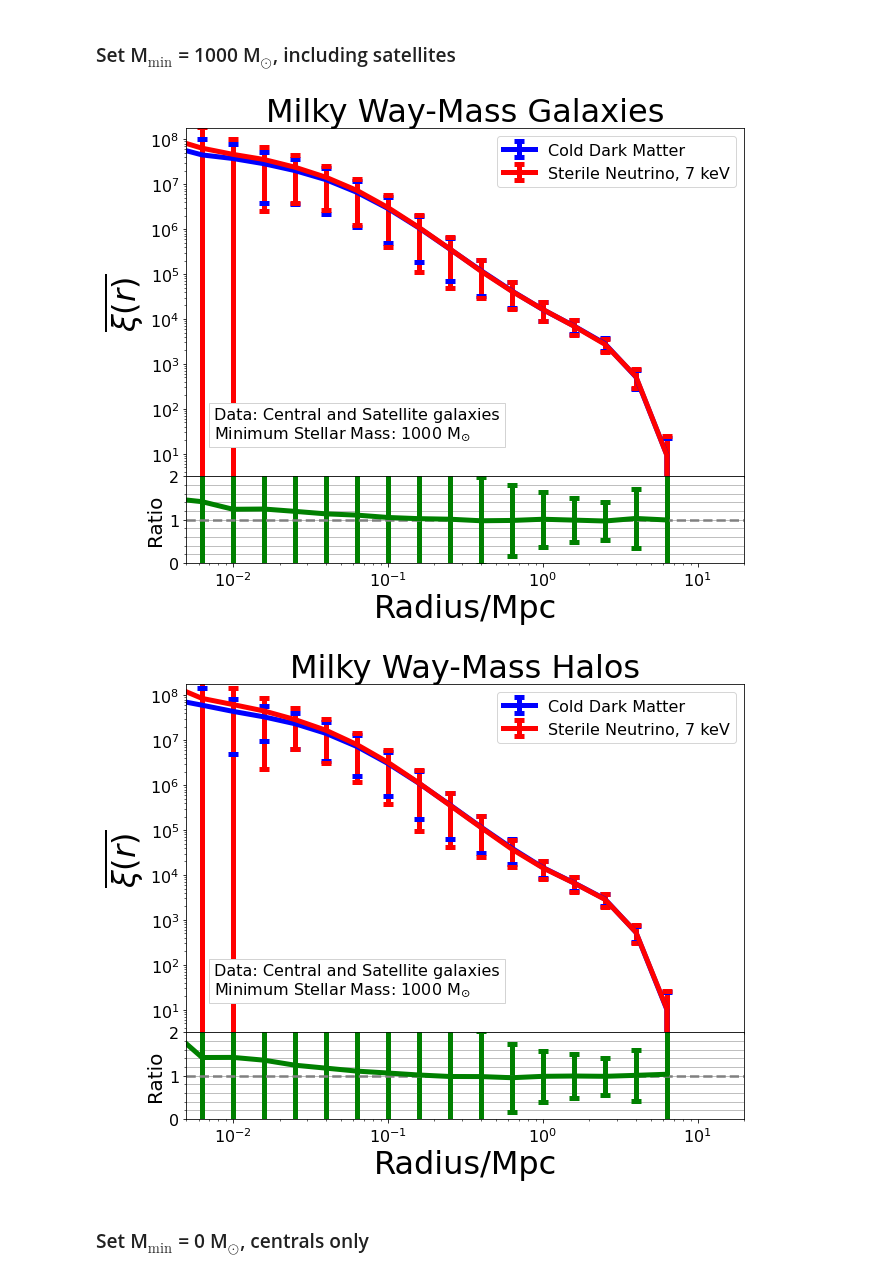
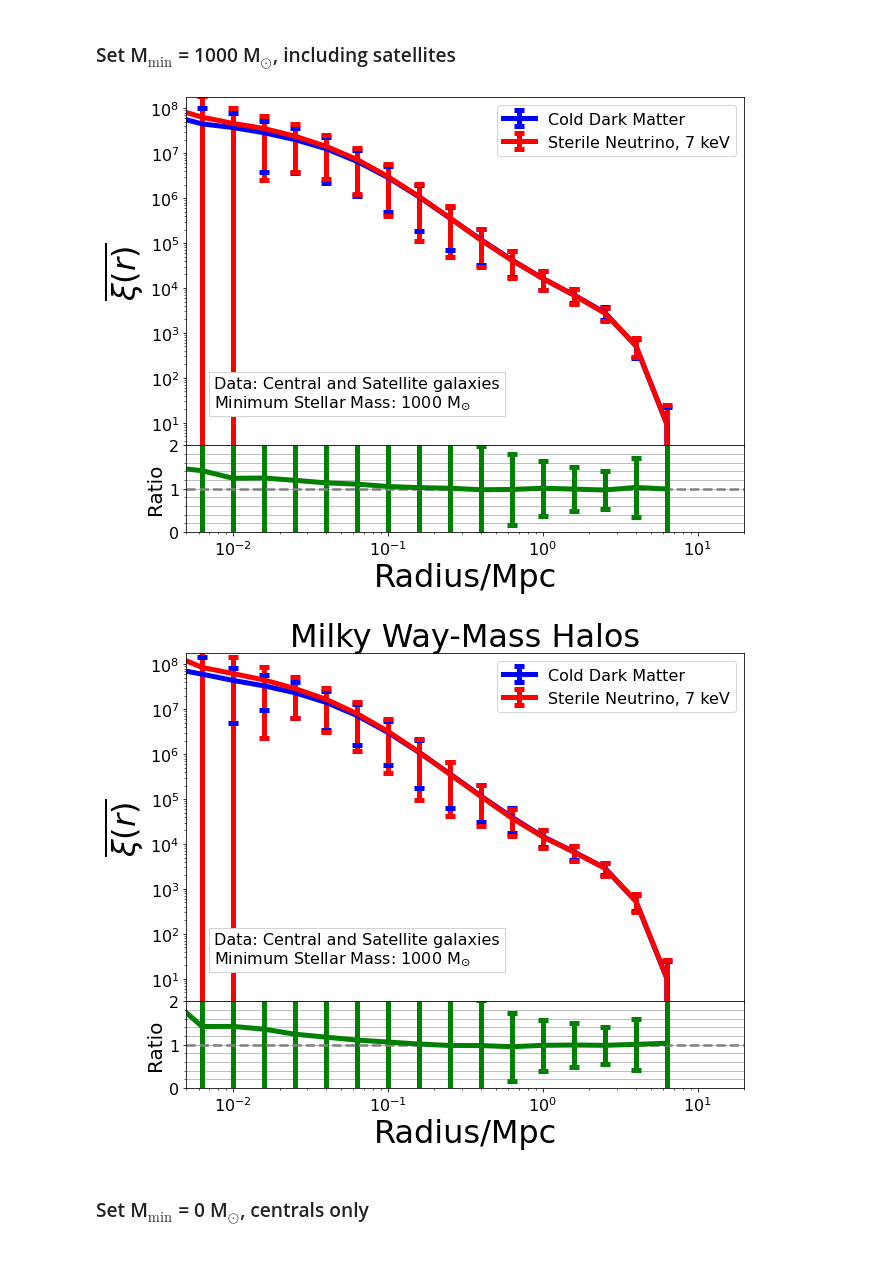
Before and after one commit to mshiferaw/WDM, a Jupyter notebook: Summer 2020/6 Local Group.ipynb, the cells around one changed output. Saved outputs shown, nothing was run; the diff lists cells and outputs as text; code cells hidden in the pictures.

```diff
--- a/Summer 2020/6 Local Group.ipynb
+++ b/Summer 2020/6 Local Group.ipynb
@@ -305,14 +305,15 @@ Halo Method      CDM: 0.000      M_gal: 134.55534531693473
 # Compute the average correlation function of MW-sized galaxies and halos
 ### Import the output data from Odyssey
 # %%
-def shell_corr(m_min = 0, issat = 1, home = "C:\\Users\\Mahlet Shiferaw\\OneDrive\\Dell\\Astro_98"):
+def shell_corr(m_min = 0, issat = 1, home = "C:\\Users\\Mahlet Shiferaw\\OneDrive\\Dell\\Astro_98", save = False):
 
     # create empty arrays
     mass, is_satellite, folder = '_m' + str(m_min), '_s' + str(issat), home + "\\Output\\"
     shell_galaxy, shell_halo = {'cdm':[],'wdm':[]}, {'cdm':[], 'wdm':[]}
 
     # iterate through each zip file
-    for zip_file, shell, title in zip(['_galaxy_', '_halo_'], [shell_galaxy, shell_halo], ['Galaxies', 'Halos']):
+    for zip_file, shell, title, save_file in zip(['_galaxy_', '_halo_'], [shell_galaxy, shell_halo], ['Galaxies', 'Halos'],
+                                            [save, False]):
 
         # make an output folder
         name = 'local' + zip_file + 'position' + mass + is_satellite
@@ -362,7 +363,8 @@ def shell_corr(m_min = 0, issat = 1, home = "C:\\Users\\Mahlet Shiferaw\\OneDriv
         grid0.set_ylabel(r"$\overline{\xi(r)}$", fontsize = 32)
         grid0.legend(fontsize=16)
         grid0.text(0.05, 0.2, textstr, transform = grid0.transAxes, fontsize = 16, verticalalignment = 'top', bbox = props)
-        grid0.set_title('Milky Way-Mass ' + title, fontsize = 32)
+        if save_file == False:
+            grid0.set_title('Milky Way-Mass ' + title, fontsize = 32)
         grid0.set_yscale('Log')
 
         grid1.errorbar(CUTE_wdm[:,0], CUTE_wdm[:,1]/CUTE_cdm[:,1], linewidth = 5, color = "green", yerr = err, capsize = 5,
@@ -379,7 +381,8 @@ def shell_corr(m_min = 0, issat = 1, home = "C:\\Users\\Mahlet Shiferaw\\OneDriv
             grid.tick_params(labelsize=16)
             grid.set_xscale('Log')
 
-        plt.savefig('Images/Summer2020/' + name + '_std.pdf', bbox_inches = "tight")
+        if save_file == True:
+            plt.savefig('Images/Summer2020/' + name + '_std.pdf', bbox_inches = "tight")
         plt.show()
 
     return shell_galaxy, shell_halo
@@ -393,9 +396,9 @@ shell_galaxy, shell_halo = shell_corr()
 # %% [markdown]
 ### Set M$_{\mathrm{min}}$ = 1000 M$_{\odot}$, including satellites
 # %%
-shell_galaxy, shell_halo = shell_corr(m_min = 1000)
+shell_galaxy, shell_halo = shell_corr(m_min = 1000, save = True)
 # %% [output]
-[figure, old version]
+[figure, new version]
 [figure]
 # %% [markdown]
 ### Set M$_{\mathrm{min}}$ = 0 M$_{\odot}$, centrals only
```
Also changed, not shown: parts of 2 cells of this notebook.
